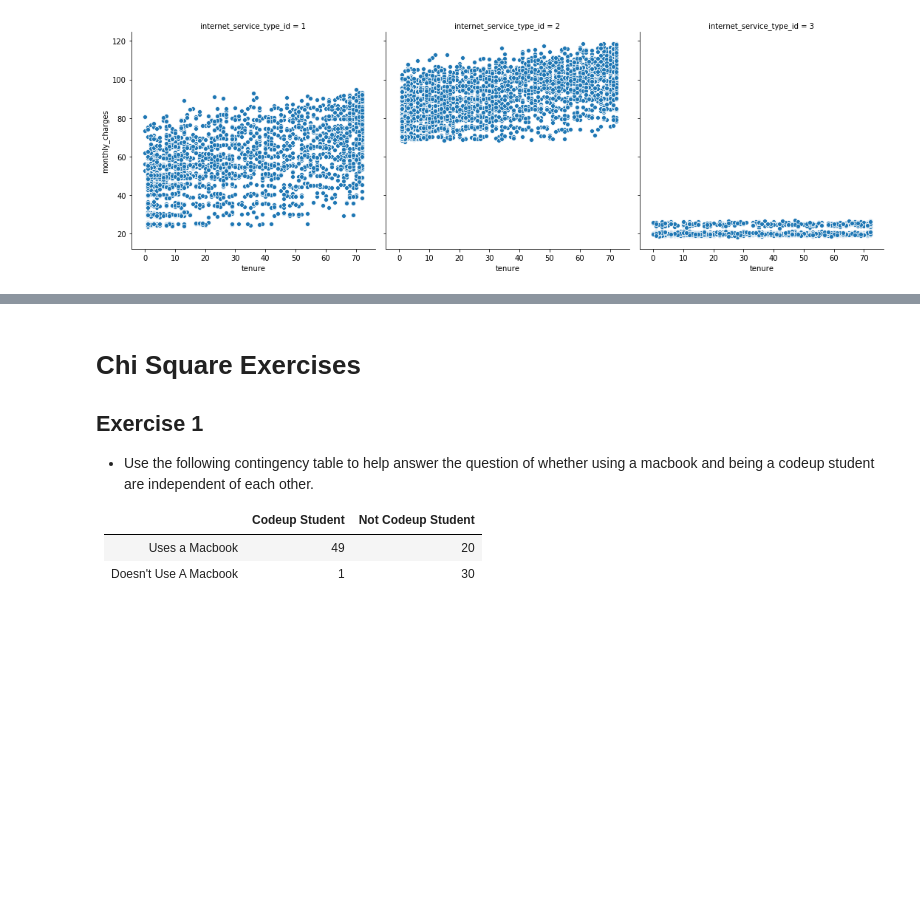
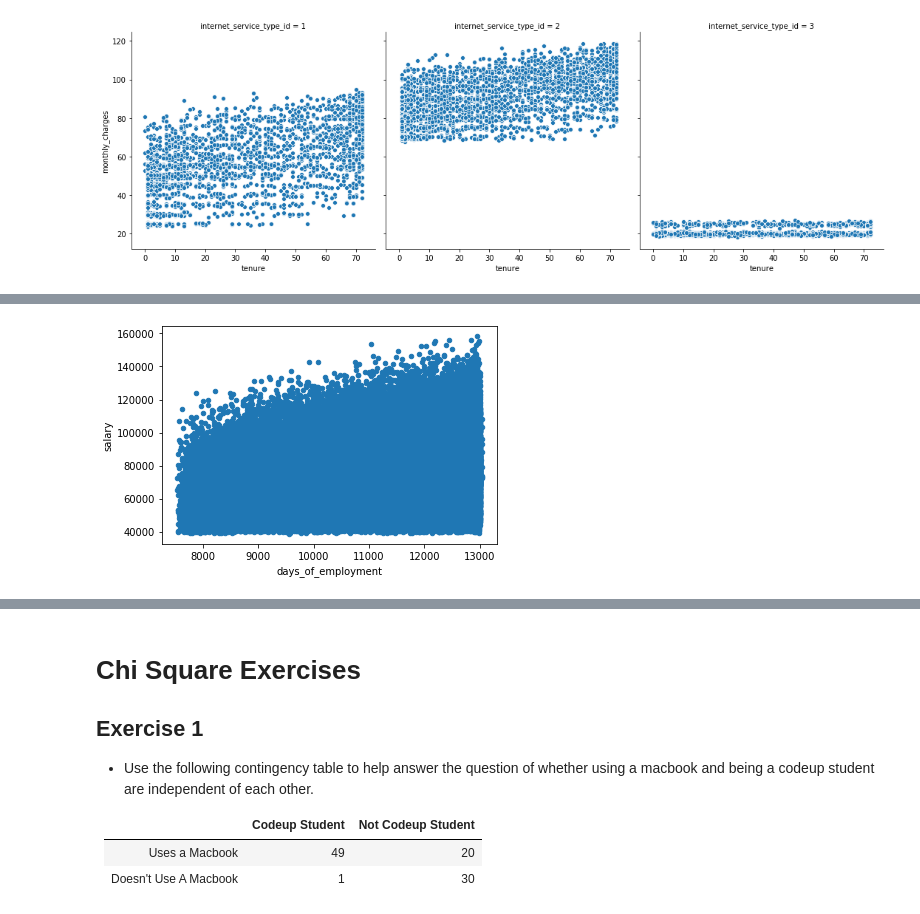
Before and after one commit to gilbert-noriega-ii/statistics-exercises, a Jupyter notebook: hypothesis_testing.ipynb, the cells around one changed output, grey strips where cells are left out. Saved outputs shown, nothing was run; the diff lists cells and outputs as text; code cells hidden in the pictures; blank space fills up the shorter version.

```diff
--- a/hypothesis_testing.ipynb
+++ b/hypothesis_testing.ipynb
@@ -525,0 +530,6 @@ plt.show()
+# %%
+from env import host, username, password
+url = (f'mysql+pymysql://{username}:{password}@{host}/employees')
+employees = pd.read_sql('SELECT * FROM employees', url)
+emp = pd.DataFrame(employees)
+emp
@@ -525,0 +552,4 @@ plt.show()
+# %%
+salaries = pd.read_sql('SELECT * FROM salaries where to_date > curdate()', url)
+salary = pd.DataFrame(salaries)
+salary
@@ -525,0 +570,3 @@ plt.show()
+# %%
+empsalary = pd.merge(emp, salary, left_on = 'emp_no', right_on='emp_no')
+empsalary
@@ -525,0 +587,5 @@ plt.show()
+# %%
+from datetime import *
+empsalary['days_of_employment'] = datetime.now().date() - empsalary.hire_date
+empsalary['days_of_employment'] = empsalary['days_of_employment'].astype(str).str.split().str[0].astype(int)
+empsalary
@@ -525,0 +606,5 @@ plt.show()
+# %%
+empsalary.plot.scatter(y = 'salary', x = 'days_of_employment')
+plt.show()
+# %% [output]
+[figure, added]
```
Also changed, not shown: parts of 11 cells of this notebook.
